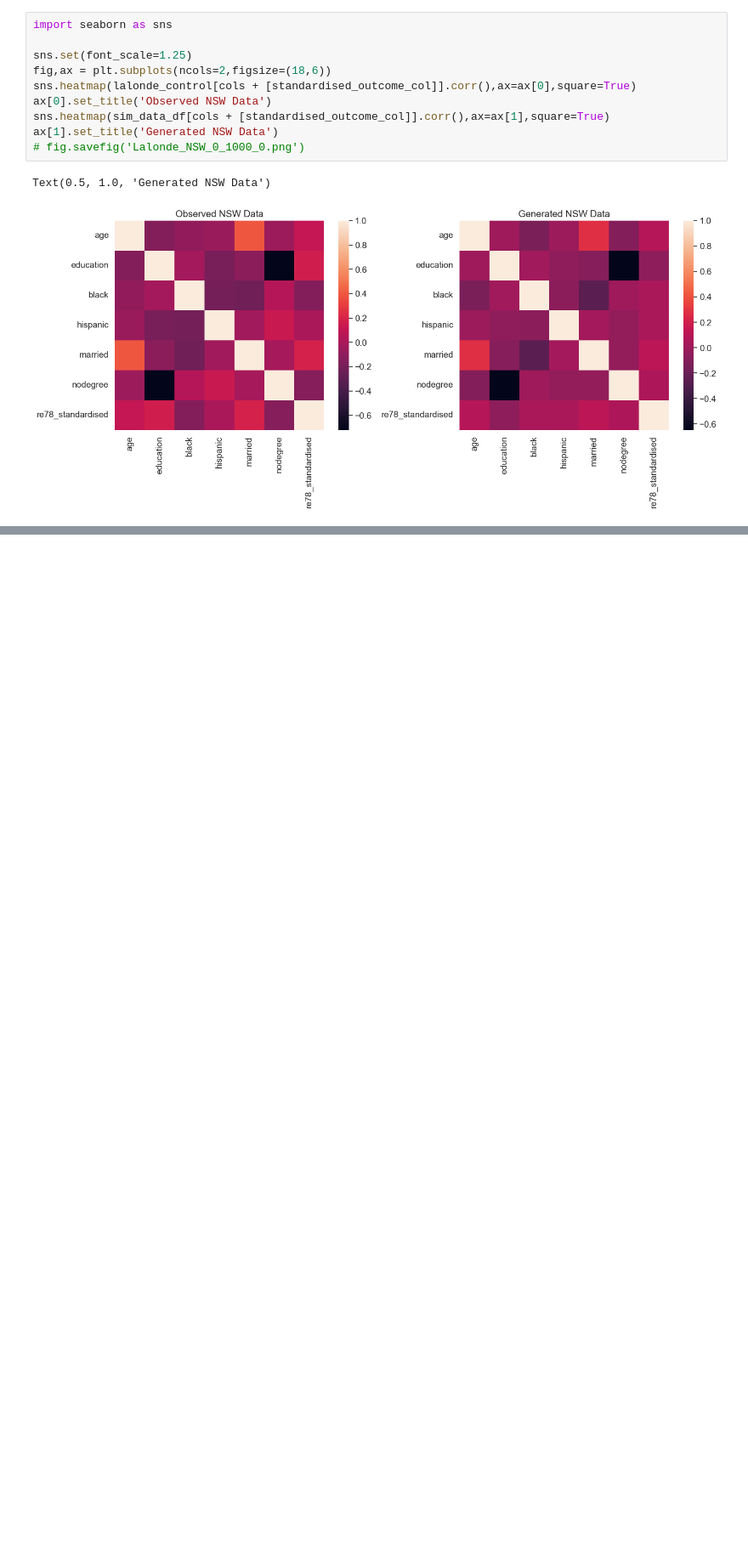
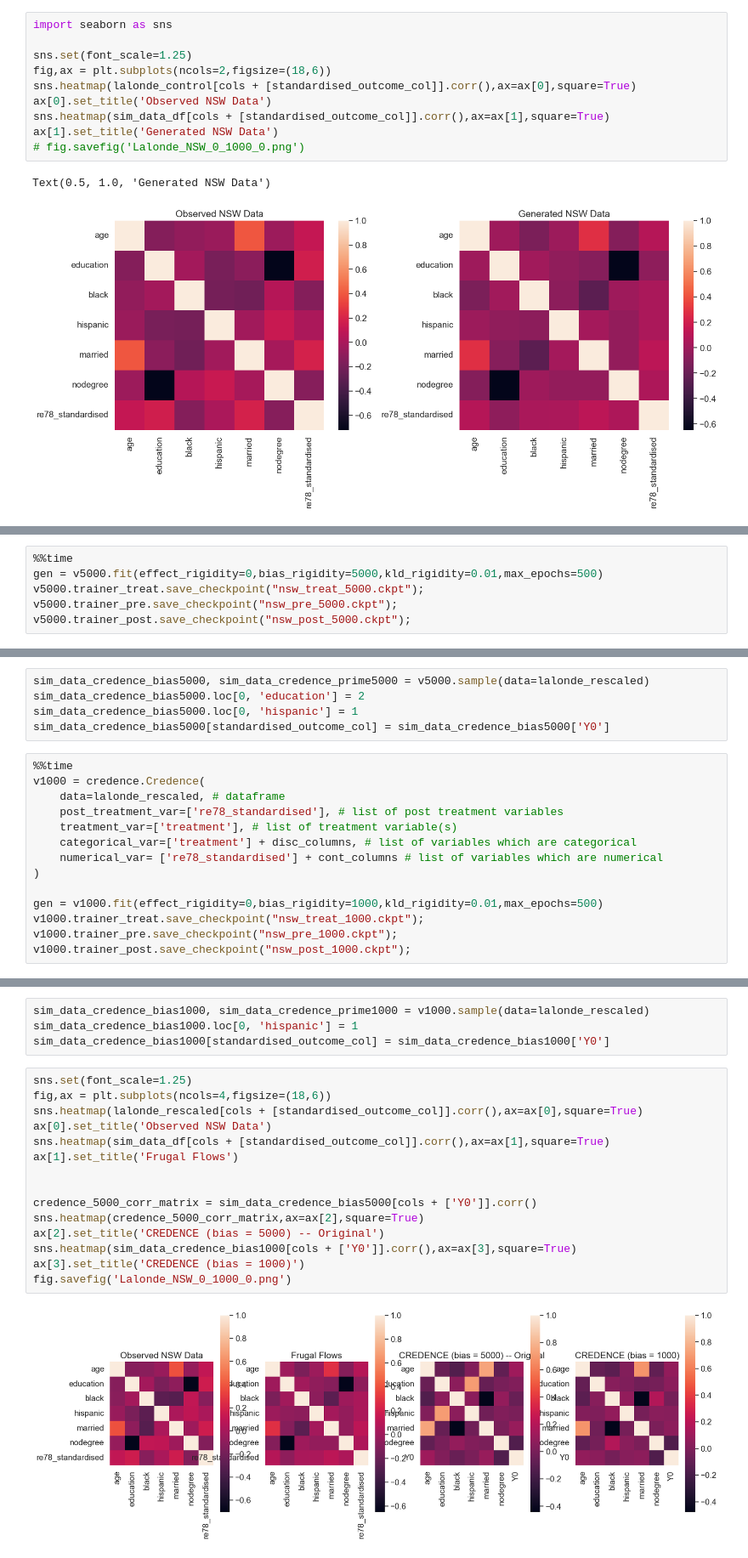
Before and after one commit to llaurabatt/frugal-flows, a Jupyter notebook: validation/validating_lalonde_datagen.ipynb, the cells around one changed output, grey strips where cells are left out. Shown at 85% size. Saved outputs shown, nothing was run; the diff lists cells and outputs as text; blank space fills up the shorter version.

Commit message:
Checkpoint validation notebooks

```diff
--- a/validation/validating_lalonde_datagen.ipynb
+++ b/validation/validating_lalonde_datagen.ipynb
@@ -247,0 +295,6 @@ Text(0.5, 1.0, 'Generated NSW Data')
+# %%
+%%time
+gen = v5000.fit(effect_rigidity=0,bias_rigidity=5000,kld_rigidity=0.01,max_epochs=500)
+v5000.trainer_treat.save_checkpoint("nsw_treat_5000.ckpt");
+v5000.trainer_pre.save_checkpoint("nsw_pre_5000.ckpt");
+v5000.trainer_post.save_checkpoint("nsw_post_5000.ckpt");
@@ -247,0 +414,19 @@ Text(0.5, 1.0, 'Generated NSW Data')
+# %%
+sim_data_credence_bias5000, sim_data_credence_prime5000 = v5000.sample(data=lalonde_rescaled)
+sim_data_credence_bias5000.loc[0, 'education'] = 2
+sim_data_credence_bias5000.loc[0, 'hispanic'] = 1
+sim_data_credence_bias5000[standardised_outcome_col] = sim_data_credence_bias5000['Y0']
+# %%
+%%time
+v1000 = credence.Credence(
+    data=lalonde_rescaled, # dataframe
+    post_treatment_var=['re78_standardised'], # list of post treatment variables
+    treatment_var=['treatment'], # list of treatment variable(s)
+    categorical_var=['treatment'] + disc_columns, # list of variables which are categorical
+    numerical_var= ['re78_standardised'] + cont_columns # list of variables which are numerical
+)
+
+gen = v1000.fit(effect_rigidity=0,bias_rigidity=1000,kld_rigidity=0.01,max_epochs=500)
+v1000.trainer_treat.save_checkpoint("nsw_treat_1000.ckpt");
+v1000.trainer_pre.save_checkpoint("nsw_pre_1000.ckpt");
+v1000.trainer_post.save_checkpoint("nsw_post_1000.ckpt");
@@ -247,0 +546,21 @@ Text(0.5, 1.0, 'Generated NSW Data')
+# %%
+sim_data_credence_bias1000, sim_data_credence_prime1000 = v1000.sample(data=lalonde_rescaled)
+sim_data_credence_bias1000.loc[0, 'hispanic'] = 1
+sim_data_credence_bias1000[standardised_outcome_col] = sim_data_credence_bias1000['Y0']
+# %%
+sns.set(font_scale=1.25)
+fig,ax = plt.subplots(ncols=4,figsize=(18,6))
+sns.heatmap(lalonde_rescaled[cols + [standardised_outcome_col]].corr(),ax=ax[0],square=True)
+ax[0].set_title('Observed NSW Data')
+sns.heatmap(sim_data_df[cols + [standardised_outcome_col]].corr(),ax=ax[1],square=True)
+ax[1].set_title('Frugal Flows')
+
+
+credence_5000_corr_matrix = sim_data_credence_bias5000[cols + ['Y0']].corr()
+sns.heatmap(credence_5000_corr_matrix,ax=ax[2],square=True)
+ax[2].set_title('CREDENCE (bias = 5000) -- Original')
+sns.heatmap(sim_data_credence_bias1000[cols + ['Y0']].corr(),ax=ax[3],square=True)
+ax[3].set_title('CREDENCE (bias = 1000)')
+fig.savefig('Lalonde_NSW_0_1000_0.png')
+# %% [output]
+[figure, added]
```
Also changed, not shown: parts of 8 cells of this notebook, 1 other file.
